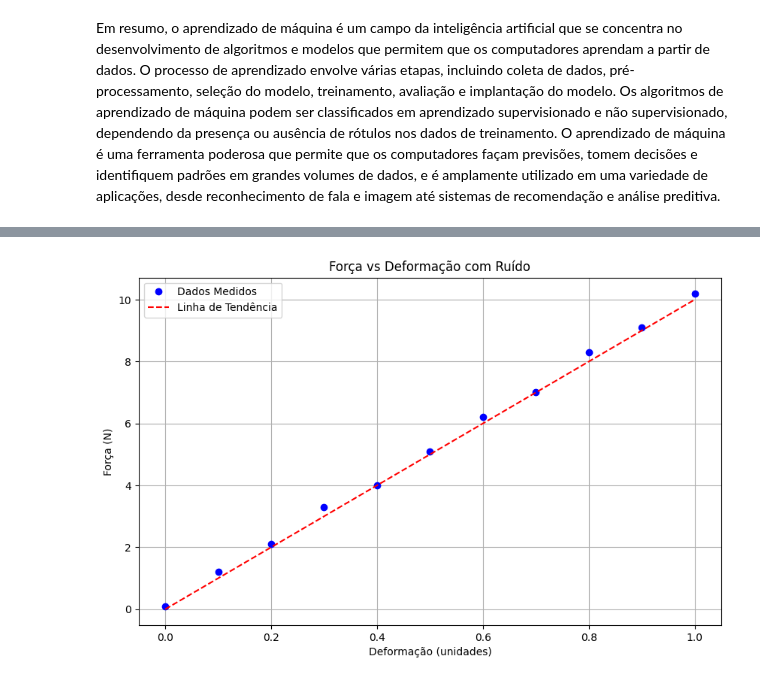
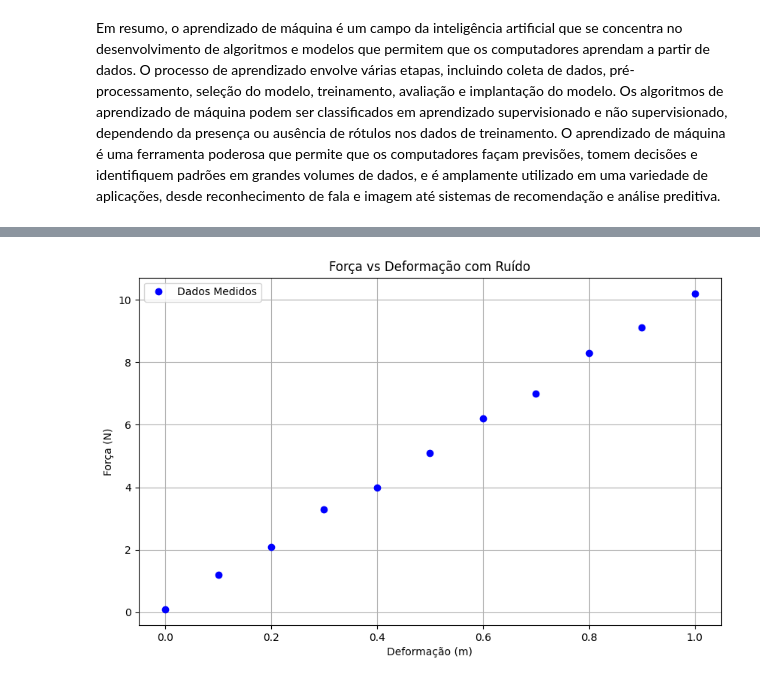
Before and after one commit to rbribeiro/md22, a Jupyter notebook: notebooks/intro_to_ml.ipynb, the cells around one changed output, grey strips where cells are left out. Saved outputs shown, nothing was run; the diff lists cells and outputs as text; code cells hidden in the pictures.

```diff
--- a/notebooks/intro_to_ml.ipynb
+++ b/notebooks/intro_to_ml.ipynb
@@ -119,21 +121,19 @@ A função $f$ é a relação exata entre a deformação e a força, mas não a
 # %%
 import matplotlib.pyplot as plt
 import numpy as np
 
 # Dados com ruído
 deformacao = np.linspace(0, 1, 11)
 forca_medida = np.array([0.1, 1.2, 2.1, 3.3, 4.0, 5.1, 6.2, 7.0, 8.3, 9.1, 10.2])
 
 # Plotagem dos dados
 plt.figure(figsize=(10, 6))
 plt.plot(deformacao, forca_medida, 'o', label='Dados Medidos', color='blue')
-# Plotagem da linha de tendência
-plt.plot(deformacao, deformacao*10, '--', label='Linha de Tendência', color='red')
 plt.title('Força vs Deformação com Ruído')
-plt.xlabel('Deformação (unidades)')
+plt.xlabel('Deformação (m)')
 plt.ylabel('Força (N)')
 plt.grid(True)
 plt.legend()
 plt.show()
 # %% [output]
-[figure, old version]
+[figure, new version]
```
Also changed, not shown: parts of 4 cells of this notebook.
